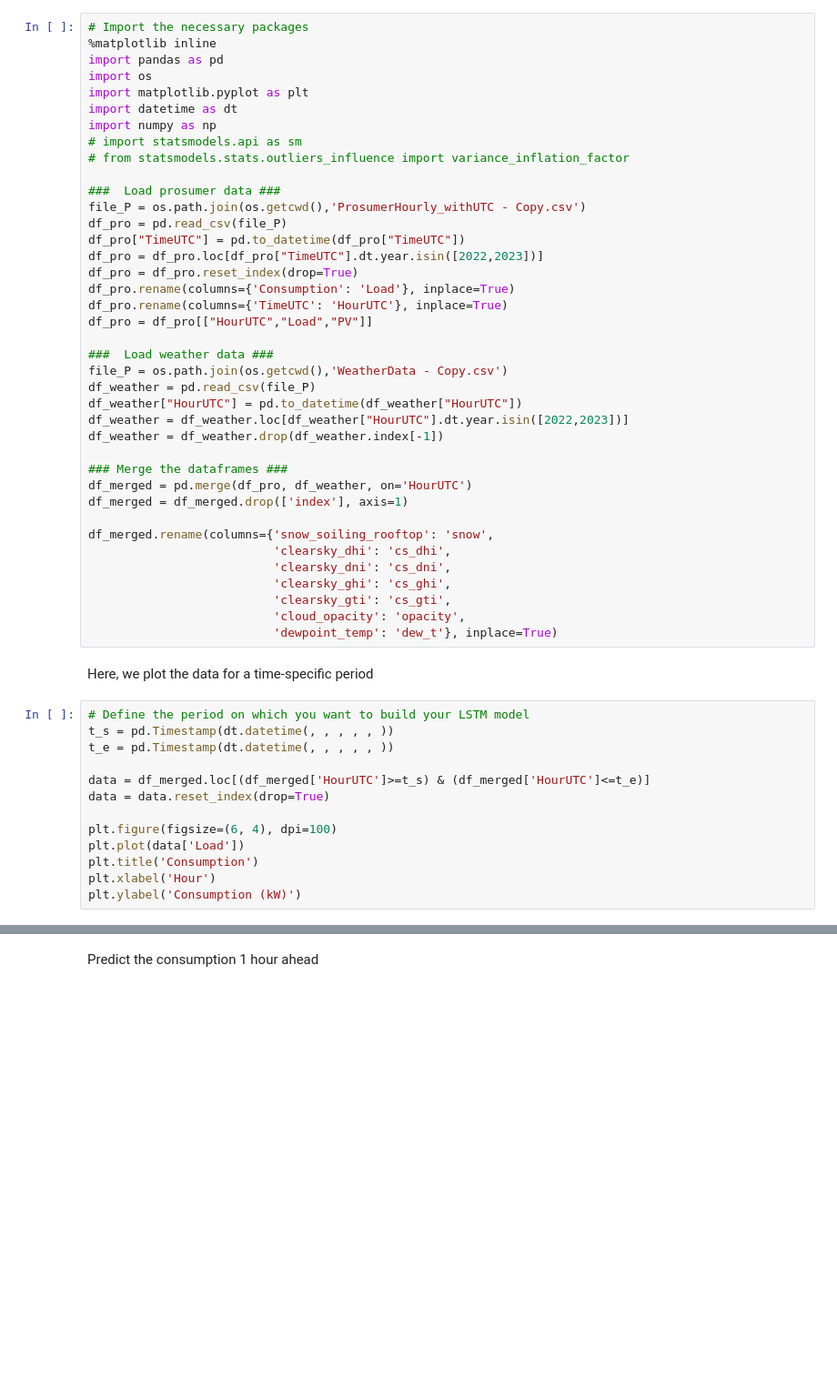
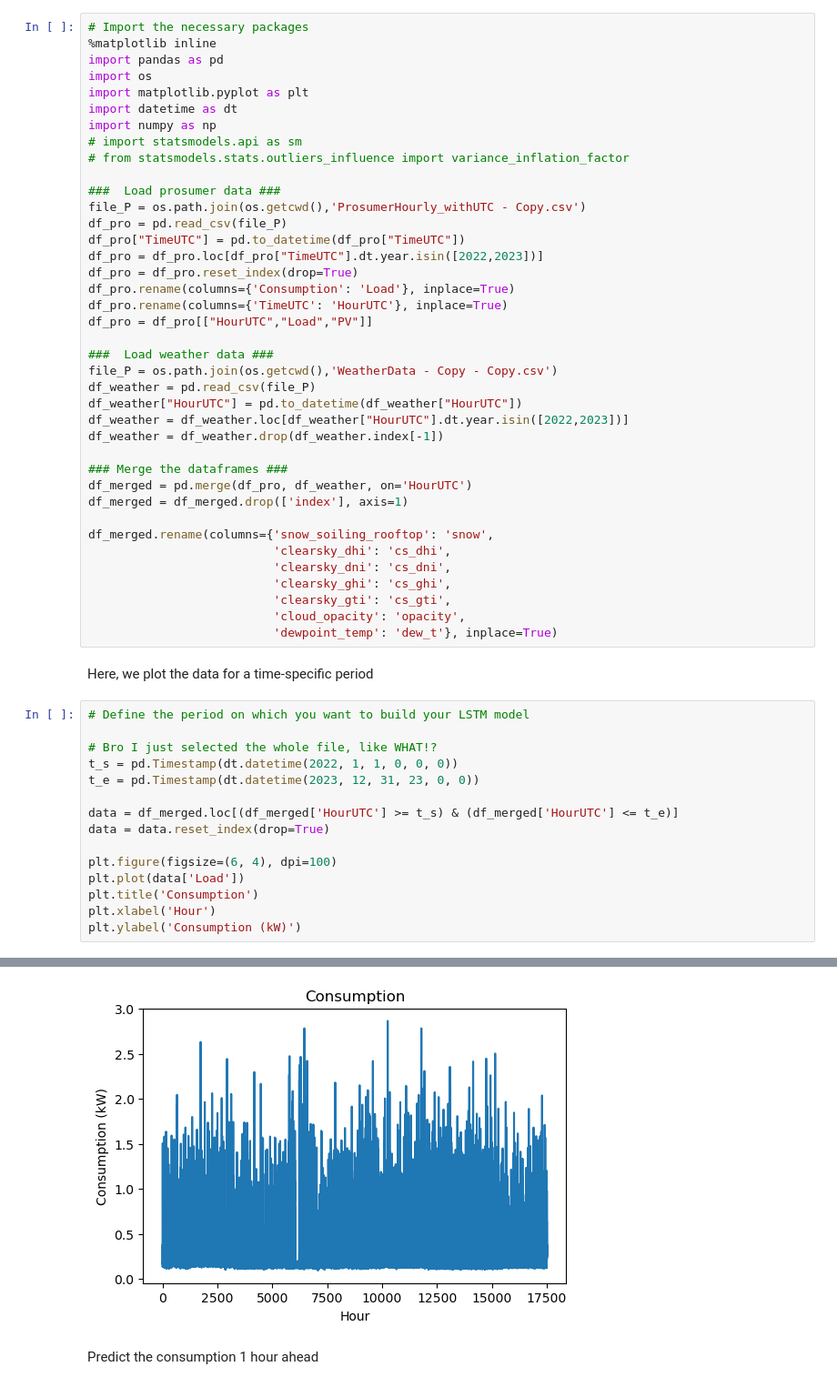
Before and after one commit to AnotherAtom/EnergyAnalytics_2, a Jupyter notebook: lectureFiles/Lecture 9/Hands-on 9.ipynb, the cells around one changed output, grey strips where cells are left out. Shown at 91% size. Cells and saved outputs as stored; diff of their text form; blank space fills up the shorter version.

```diff
--- a/lectureFiles/Lecture 9/Hands-on 9.ipynb
+++ b/lectureFiles/Lecture 9/Hands-on 9.ipynb
@@ -24,7 +24,7 @@ df_pro.rename(columns={'TimeUTC': 'HourUTC'}, inplace=True)
 df_pro = df_pro[["HourUTC","Load","PV"]]
 
 ###  Load weather data ###
-file_P = os.path.join(os.getcwd(),'WeatherData - Copy.csv')
+file_P = os.path.join(os.getcwd(),'WeatherData - Copy - Copy.csv')
 df_weather = pd.read_csv(file_P)
 df_weather["HourUTC"] = pd.to_datetime(df_weather["HourUTC"])
 df_weather = df_weather.loc[df_weather["HourUTC"].dt.year.isin([2022,2023])]
@@ -45,10 +45,12 @@ df_merged.rename(columns={'snow_soiling_rooftop': 'snow',
 Here, we plot the data for a time-specific period
 # %%
 # Define the period on which you want to build your LSTM model
-t_s = pd.Timestamp(dt.datetime(, , , , , ))
-t_e = pd.Timestamp(dt.datetime(, , , , , ))
 
-data = df_merged.loc[(df_merged['HourUTC']>=t_s) & (df_merged['HourUTC']<=t_e)]
+# Bro I just selected the whole file, like WHAT!?
+t_s = pd.Timestamp(dt.datetime(2022, 1, 1, 0, 0, 0))
+t_e = pd.Timestamp(dt.datetime(2023, 12, 31, 23, 0, 0))
+
+data = df_merged.loc[(df_merged['HourUTC'] >= t_s) & (df_merged['HourUTC'] <= t_e)]
 data = data.reset_index(drop=True)
 
 plt.figure(figsize=(6, 4), dpi=100)
@@ -61,3 +63,4 @@ SyntaxError: invalid syntax (3724373603.py, line 2)
+[figure, added]
 # %% [markdown]
 Predict the consumption 1 hour ahead
 # %% [markdown]
```
Also changed, not shown: parts of 2 cells of this notebook.
